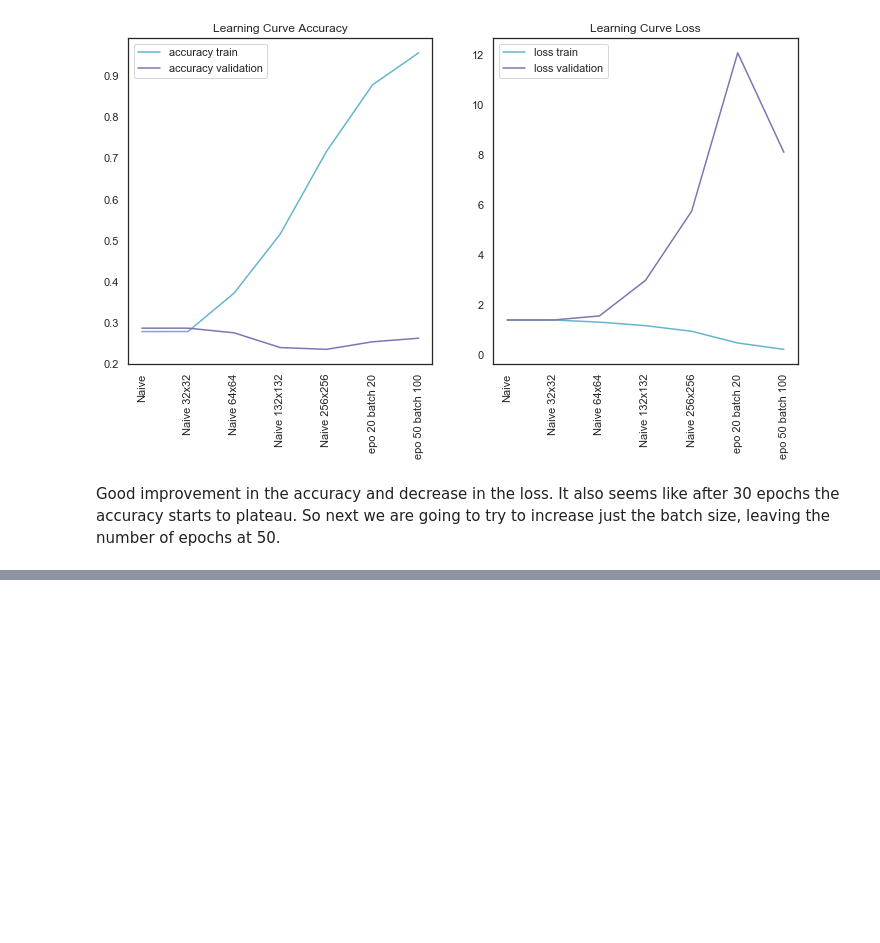
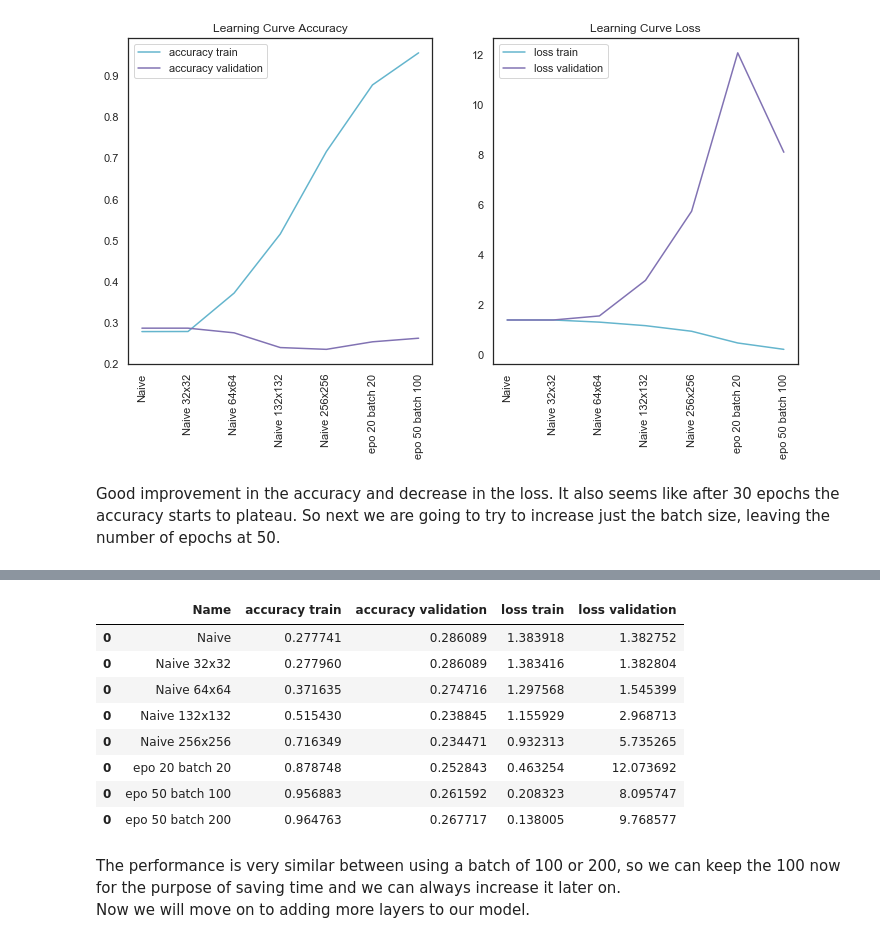
Before and after one commit to MNLKuzmin/BrainMRI, a Jupyter notebook: Second_ProjectBrainMRI.ipynb, the cells around one changed output, grey strips where cells are left out. Drawn from its saved outputs; the diff is of its cells as text; code cells hidden in the pictures; blank space fills up the shorter version.

```diff
--- a/Second_ProjectBrainMRI.ipynb
+++ b/Second_ProjectBrainMRI.ipynb
@@ -439,6 +443,10 @@ train_generator = ImageDataGenerator().flow_from_directory(
 # Create the datasets
 train_images, train_labels = next(train_generator)
 test_images, test_labels = next(test_generator)
+
+# Normalizing the data
+train_images /= 255.
+test_images /= 255.
 # %% [output]
 Found 1311 images belonging to 4 classes.
 Found 5712 images belonging to 4 classes.
@@ -513,6 +521,10 @@ train_generator = ImageDataGenerator().flow_from_directory(
 # Create the datasets
 train_images, train_labels = next(train_generator)
 test_images, test_labels = next(test_generator)
+
+# Normalizing the data
+train_images /= 255.
+test_images /= 255.
 # %% [output]
 Found 1311 images belonging to 4 classes.
 Found 5712 images belonging to 4 classes.
@@ -593,6 +605,10 @@ train_generator = ImageDataGenerator().flow_from_directory(
 # Create the datasets
 train_images132, train_labels = next(train_generator)
 test_images132, test_labels = next(test_generator)
+
+# Normalizing the data
+train_images132 /= 255.
+test_images132 /= 255.
 # %% [output]
 Found 1311 images belonging to 4 classes.
 Found 5712 images belonging to 4 classes.
@@ -666,6 +682,10 @@ train_generator = ImageDataGenerator().flow_from_directory(
 # Create the datasets
 train_images256, train_labels = next(train_generator)
 test_images256, test_labels = next(test_generator)
+
+# Normalizing the data
+train_images256 /= 255.
+test_images256 /= 255.
 # %% [output]
 Found 1311 images belonging to 4 classes.
 Found 5712 images belonging to 4 classes.
@@ -788,0 +828,15 @@ df_res=model_results(model132, history7, 'epo 50 batch 200', df_res, train_image
+# %%
+df_res
+# %% [output]
+|  | Name | accuracy train | accuracy validation | loss train | loss validation |
+| 0 | Naive | 0.277741 | 0.286089 | 1.383918 | 1.382752 |
+| 0 | Naive 32x32 | 0.277960 | 0.286089 | 1.383416 | 1.382804 |
+| 0 | Naive 64x64 | 0.371635 | 0.274716 | 1.297568 | 1.545399 |
+| 0 | Naive 132x132 | 0.515430 | 0.238845 | 1.155929 | 2.968713 |
+| 0 | Naive 256x256 | 0.716349 | 0.234471 | 0.932313 | 5.735265 |
+| 0 | epo 20 batch 20 | 0.878748 | 0.252843 | 0.463254 | 12.073692 |
+| 0 | epo 50 batch 100 | 0.956883 | 0.261592 | 0.208323 | 8.095747 |
+| 0 | epo 50 batch 200 | 0.964763 | 0.267717 | 0.138005 | 9.768577 |
+# %% [markdown]
+The performance is very similar between using a batch of 100 or 200, so we can keep the 100 now for the purpose of saving time and we can always increase it later on.
+<br>Now we will move on to adding more layers to our model.
```
Also changed, not shown: parts of 3 cells of this notebook.
